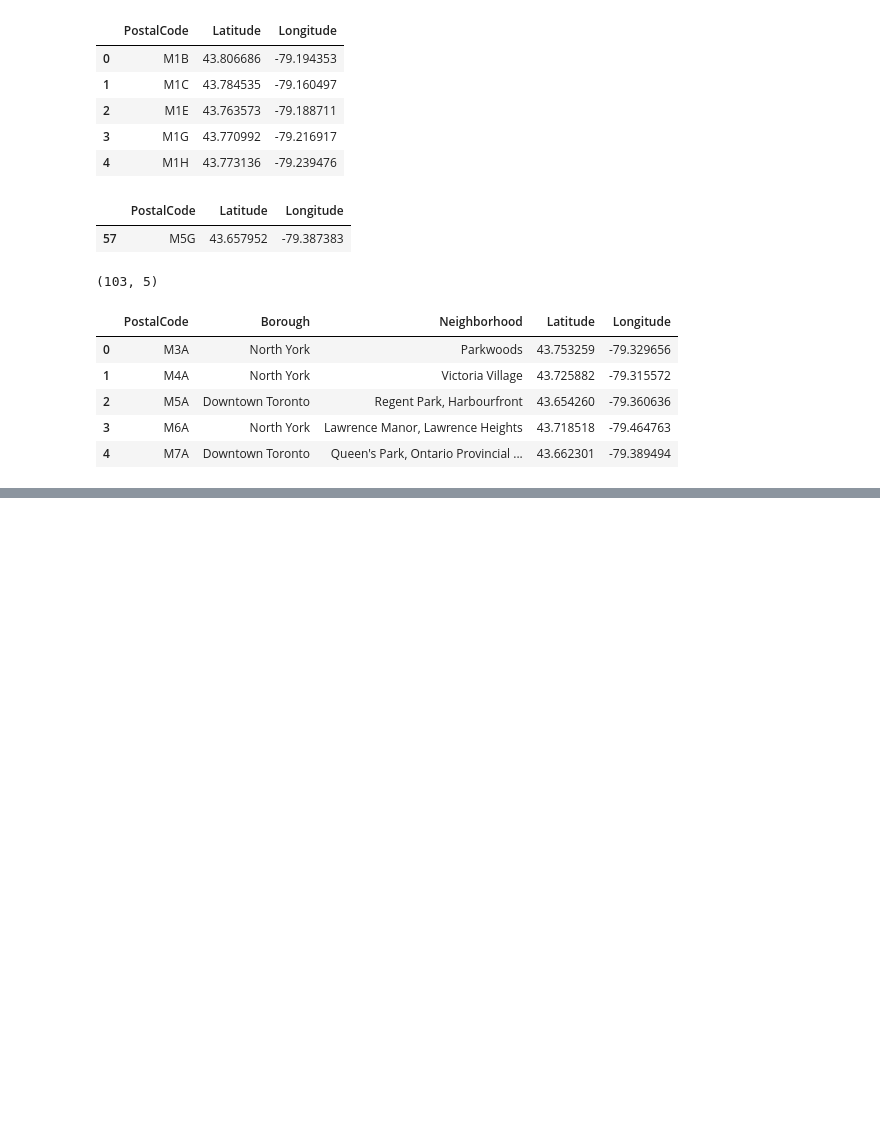
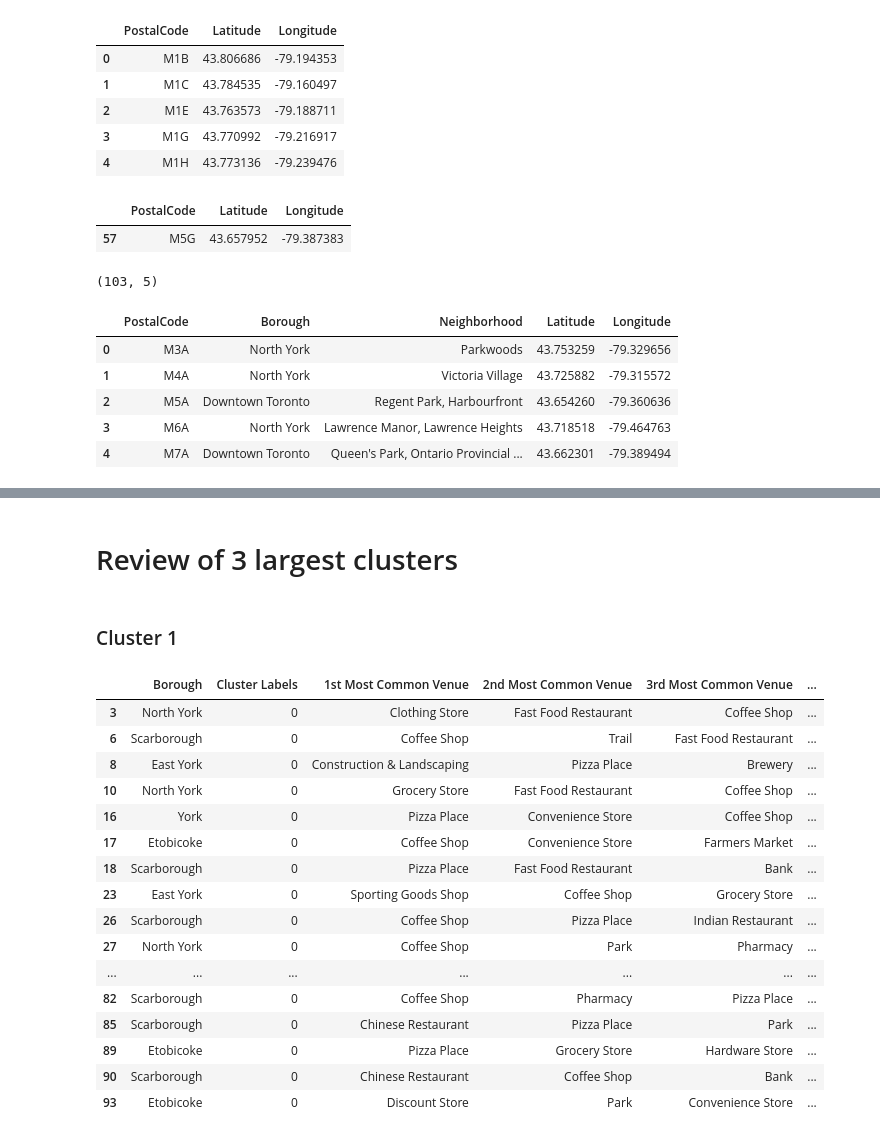
Before and after one commit to xLinkoln/ibm_DataScienceCapstone, a Jupyter notebook: IBM Data Science Capstone Project.ipynb, the cells around one changed output, grey strips where cells are left out. Cells and saved outputs as stored; diff of their text form; code cells hidden in the pictures; blank space fills up the shorter version.

```diff
--- a/IBM Data Science Capstone Project.ipynb
+++ b/IBM Data Science Capstone Project.ipynb
@@ -139,0 +428,24 @@ Thank you for your time!
+# %% [markdown]
+# Review of 3 largest clusters
+# %% [markdown]
+### Cluster 1
+# %%
+toronto_merged.loc[toronto_merged['Cluster Labels'] == 0, toronto_merged.columns[[1] + list(range(5, toronto_merged.shape[1]))]]
+# %% [output]
+|  | Borough | Cluster Labels | 1st Most Common Venue | 2nd Most Common Venue | 3rd Most Common Venue | ... |
+| 3 | North York | 0 | Clothing Store | Fast Food Restaurant | Coffee Shop | ... |
+| 6 | Scarborough | 0 | Coffee Shop | Trail | Fast Food Restaurant | ... |
+| 8 | East York | 0 | Construction & Landscaping | Pizza Place | Brewery | ... |
+| 10 | North York | 0 | Grocery Store | Fast Food Restaurant | Coffee Shop | ... |
+| 16 | York | 0 | Pizza Place | Convenience Store | Coffee Shop | ... |
+| 17 | Etobicoke | 0 | Coffee Shop | Convenience Store | Farmers Market | ... |
+| 18 | Scarborough | 0 | Pizza Place | Fast Food Restaurant | Bank | ... |
+| 23 | East York | 0 | Sporting Goods Shop | Coffee Shop | Grocery Store | ... |
+| 26 | Scarborough | 0 | Coffee Shop | Pizza Place | Indian Restaurant | ... |
+| 27 | North York | 0 | Coffee Shop | Park | Pharmacy | ... |
+| ... | ... | ... | ... | ... | ... | ... |
+| 82 | Scarborough | 0 | Coffee Shop | Pharmacy | Pizza Place | ... |
+| 85 | Scarborough | 0 | Chinese Restaurant | Pizza Place | Park | ... |
+| 89 | Etobicoke | 0 | Pizza Place | Grocery Store | Hardware Store | ... |
+| 90 | Scarborough | 0 | Chinese Restaurant | Coffee Shop | Bank | ... |
+| 93 | Etobicoke | 0 | Discount Store | Park | Convenience Store | ... |
```
Also changed, not shown: parts of 24 cells of this notebook.
